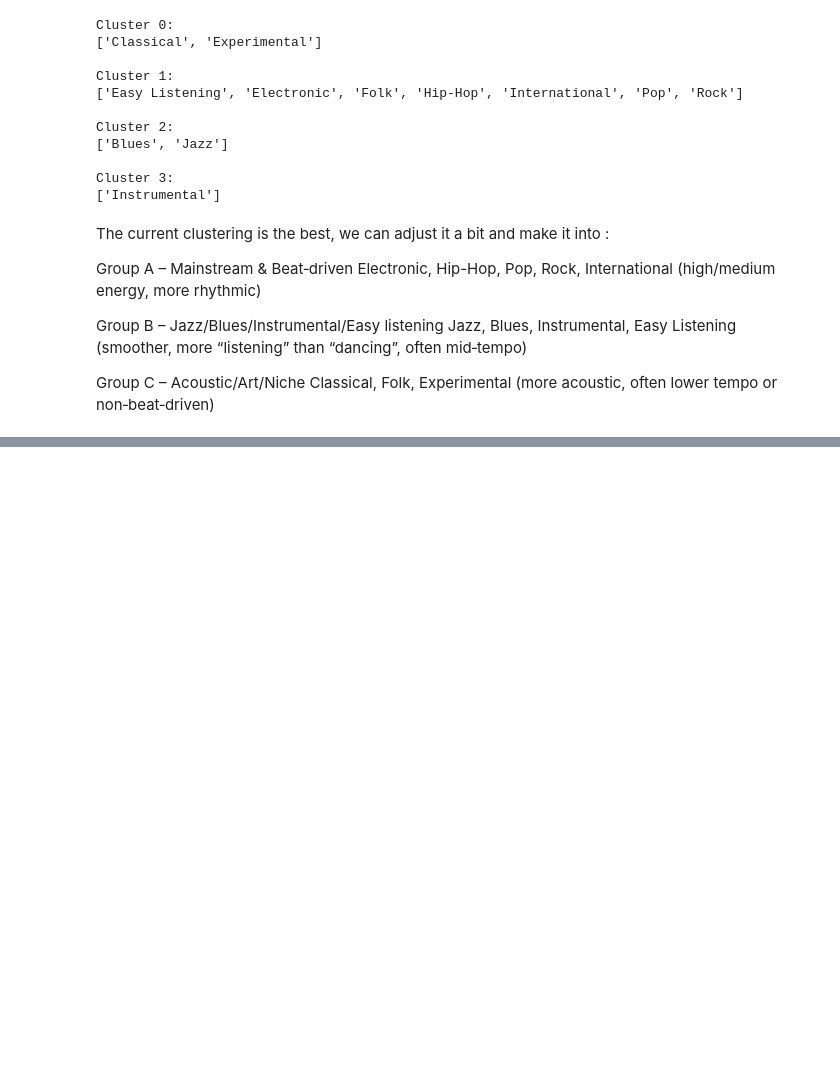
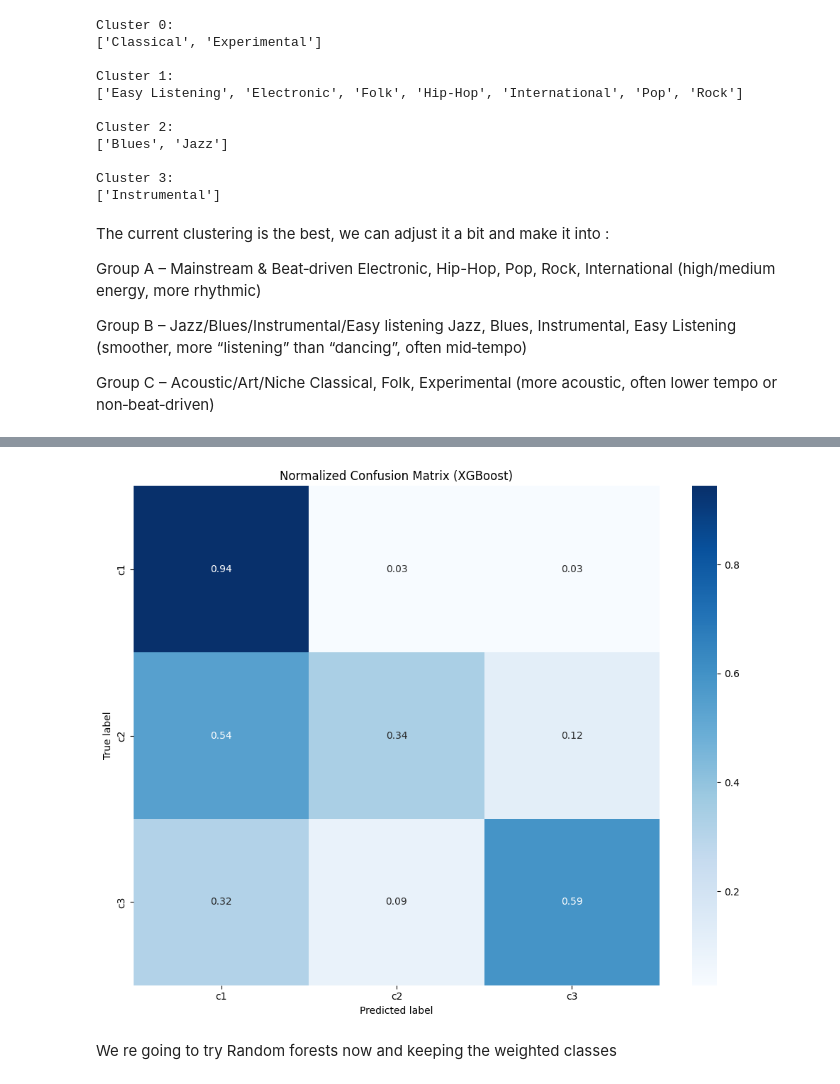
Before and after one commit to khola22/Supervised_Challenge, a Jupyter notebook: task_2.ipynb, the cells around one changed output, grey strips where cells are left out. Saved outputs shown, nothing was run; the diff lists cells and outputs as text; code cells hidden in the pictures; blank space fills up the shorter version.

```diff
--- a/task_2.ipynb
+++ b/task_2.ipynb
@@ -706,0 +836,21 @@ c3 = ['Classical', 'Folk', 'Experimental']
+# %%
+# if we use the by-default class weights from sklearn
+# didn't perform well
+# classes = np.unique(y_enc)          # encoded 0,1,2 for c1,c2,c3
+# cw = compute_class_weight('balanced', classes=classes, y=y_enc)
+# class_weights = dict(zip(classes, cw))
+
+# # build sample weights vector for each training example
+# w_train = np.array([class_weights[c] for c in y_train])
+# print(class_weights)
+
+for w_c2 in [3.0, 5.0, 10.0]:
+    class_weights = {0: 1.0, 1: w_c2, 2: 1.5}
+    w_train = np.array([class_weights[c] for c in y_train])
+
+    xgb.fit(X_train, y_train, sample_weight=w_train)
+    y_pred = xgb.predict(X_test)
+
+    print(f"\n=== c2 weight = {w_c2} ===")
+    print("Accuracy:", accuracy_score(y_test, y_pred))
+    print(classification_report(y_test, y_pred, target_names=le.classes_))
@@ -706,0 +875,16 @@ c3 = ['Classical', 'Folk', 'Experimental']
+# %%
+# Visualize performance with a normalized confusion matrix
+cm = confusion_matrix(y_test, y_pred)
+cm_norm = cm / cm.sum(axis=1, keepdims=True)
+plt.figure(figsize=(10, 8))
+sns.heatmap(cm_norm, annot=True, fmt='.2f', cmap='Blues',
+            xticklabels=le.classes_, yticklabels=le.classes_)
+plt.xlabel('Predicted label')
+plt.ylabel('True label')
+plt.title('Normalized Confusion Matrix (XGBoost)')
+plt.tight_layout()
+plt.show()
+# %% [output]
+[figure, added]
+# %% [markdown]
+We re going to try Random forests now and keeping the weighted classes
```
Also changed, not shown: parts of 24 cells of this notebook.
